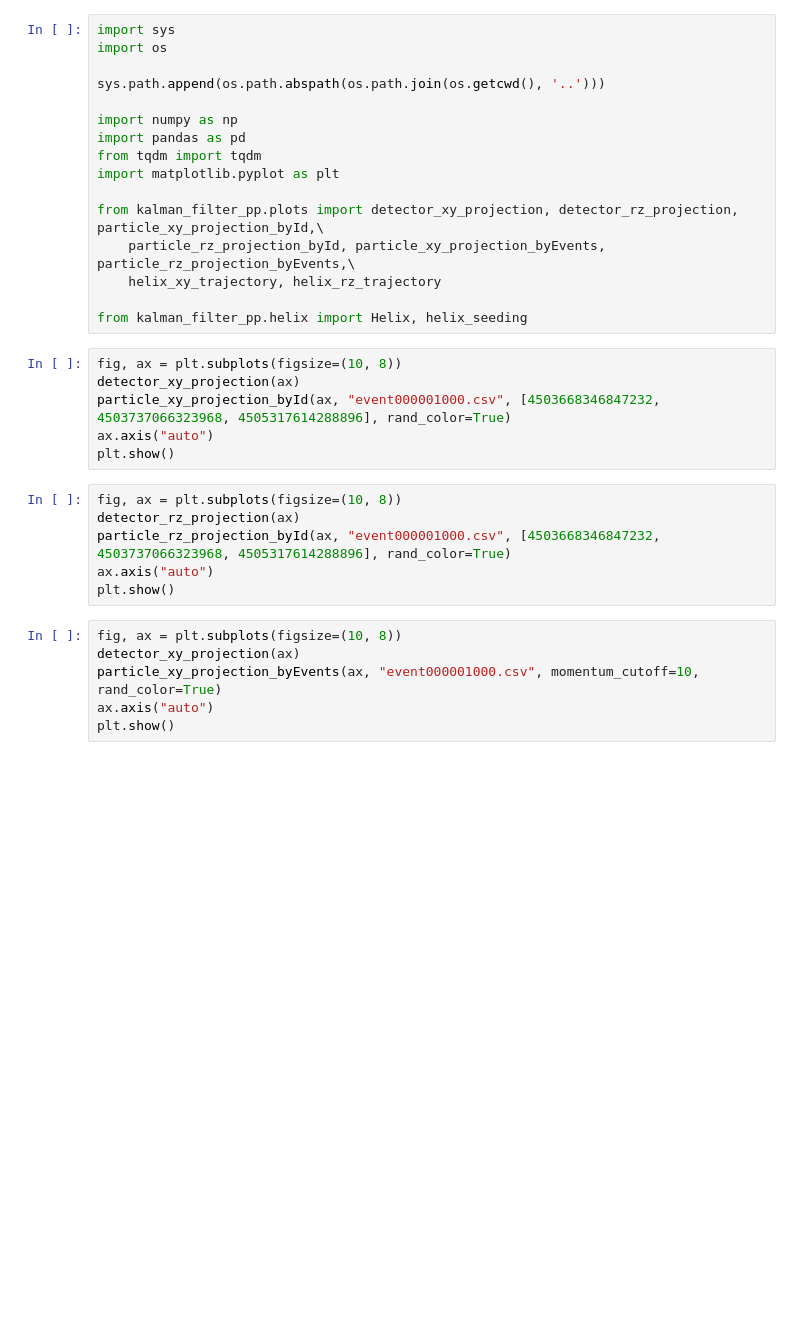
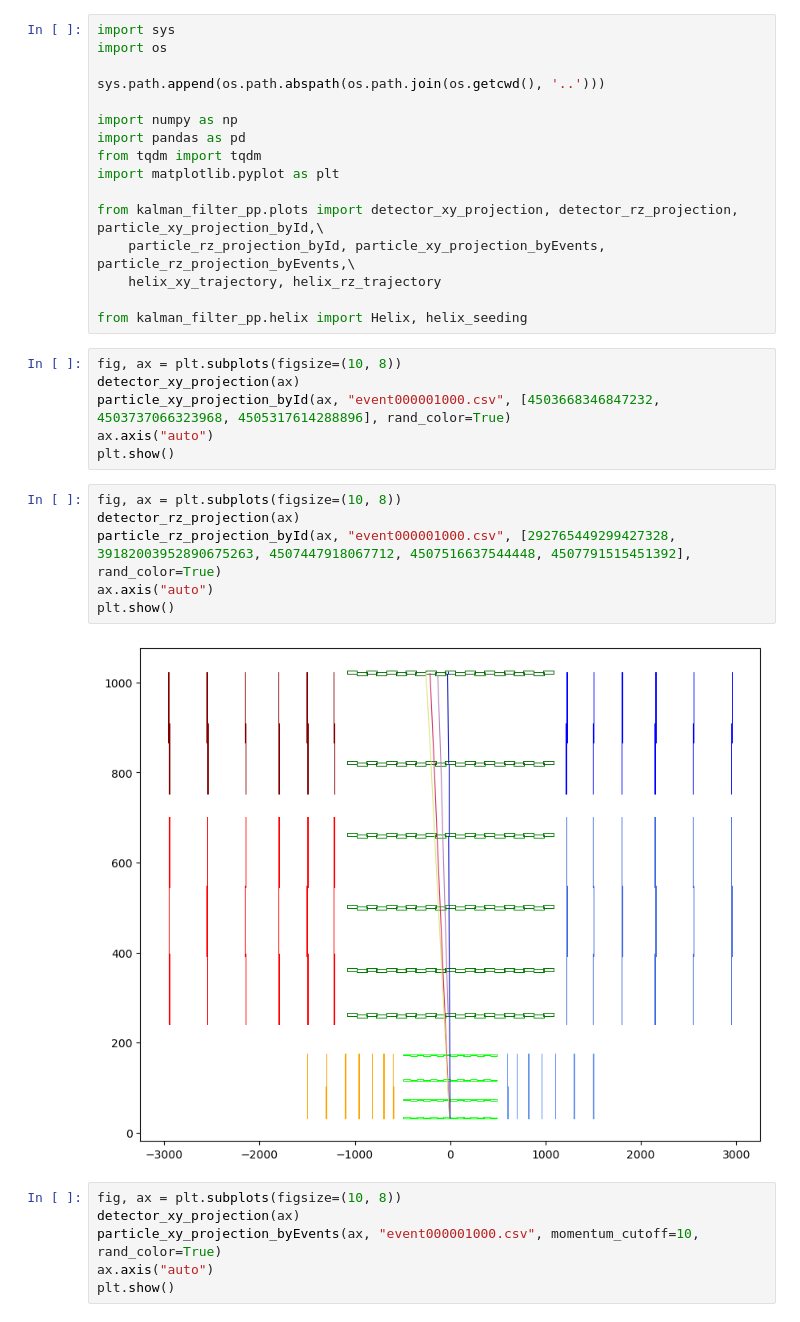
Before and after one commit to panagiotisTeas/KalmanFilter-PP, a Jupyter notebook: notebooks/testing_plots.ipynb, the cells around one changed output. Saved outputs shown, nothing was run; the diff lists cells and outputs as text; blank space fills up the shorter version.

```diff
--- a/notebooks/testing_plots.ipynb
+++ b/notebooks/testing_plots.ipynb
@@ -23,9 +23,11 @@ plt.show()
 # %%
 fig, ax = plt.subplots(figsize=(10, 8))
 detector_rz_projection(ax)
-particle_rz_projection_byId(ax, "event000001000.csv", [4503668346847232, 4503737066323968, 4505317614288896], rand_color=True)
+particle_rz_projection_byId(ax, "event000001000.csv", [292765449299427328, 39182003952890675263, 4507447918067712, 4507516637544448, 4507791515451392], rand_color=True)
 ax.axis("auto")
 plt.show()
+# %% [output]
+[figure, added]
 # %%
 fig, ax = plt.subplots(figsize=(10, 8))
 detector_xy_projection(ax)
```
Also changed, not shown: parts of 1 cell of this notebook, 7 other files.
